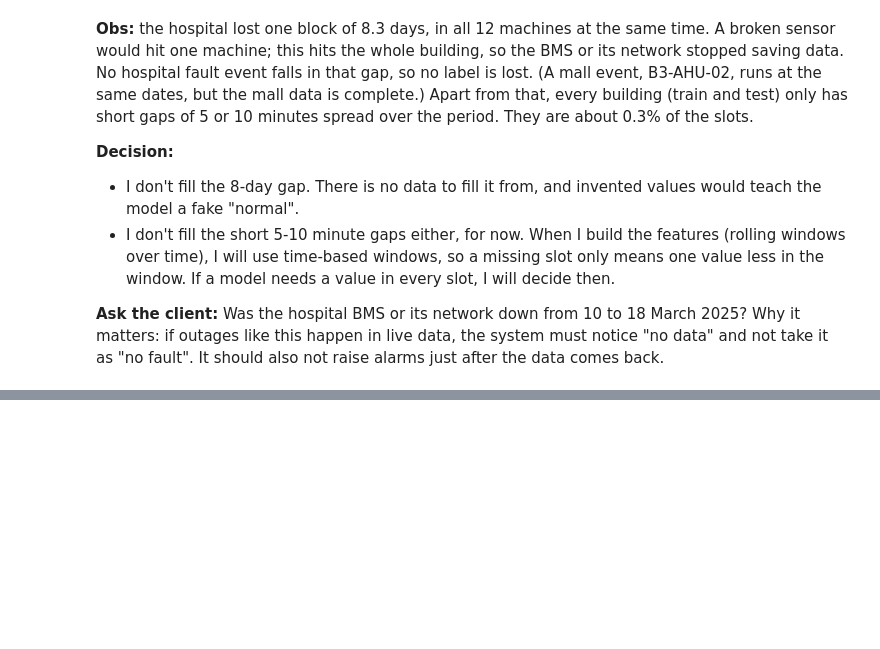
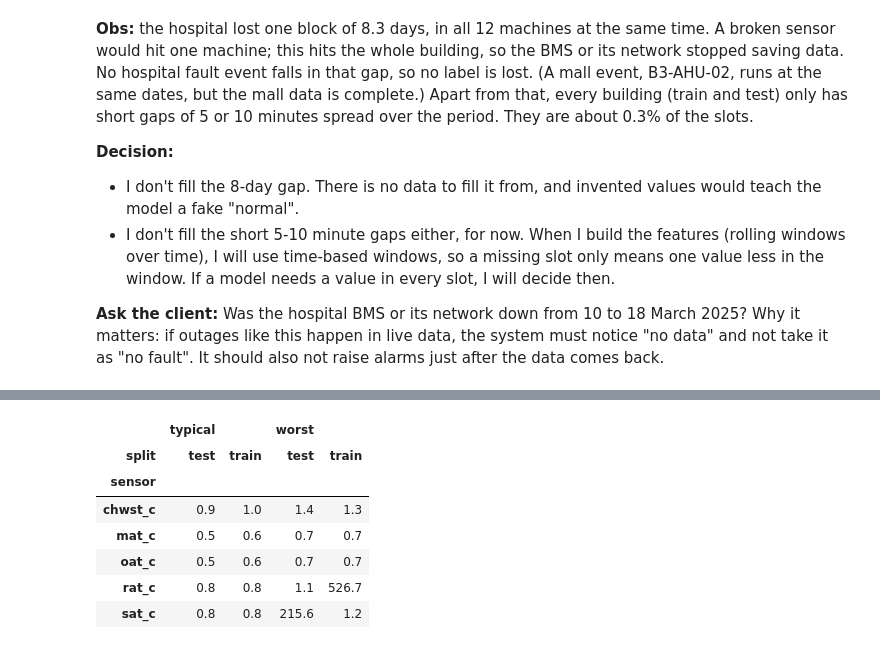
Before and after one commit to serrasm19/ahu-fault-detection, a Jupyter notebook: submission/code/notebooks/02_data_quality.ipynb, the cells around one changed output, grey strips where cells are left out. Saved outputs shown, nothing was run; the diff lists cells and outputs as text; code cells hidden in the pictures; blank space fills up the shorter version.

```diff
--- a/submission/code/notebooks/02_data_quality.ipynb
+++ b/submission/code/notebooks/02_data_quality.ipynb
@@ -393,0 +526,21 @@ Why it matters: if outages like this happen in live data, the system must notice
+# %%
+# Longest flat stretch per sensor: the typical machine and the worst machine, in hours
+test_raw = load_sensors("test")
+runs = pd.concat(
+    {
+        "train": longest_runs(clean, list(FROZEN_SENSORS)),
+        "test": longest_runs(test_raw, list(FROZEN_SENSORS)),
+    },
+    names=["split"],
+).reset_index(level=0)
+per_sensor = runs.groupby(["sensor", "split"])["hours"].agg(typical="median", worst="max")
+per_sensor.unstack("split").round(1)
+# %% [output]
+|  | typical |  | worst |  |
+| split | test | train | test | train |
+| sensor |  |  |  |  |
+| chwst_c | 0.9 | 1.0 | 1.4 | 1.3 |
+| mat_c | 0.5 | 0.6 | 0.7 | 0.7 |
+| oat_c | 0.5 | 0.6 | 0.7 | 0.7 |
+| rat_c | 0.8 | 0.8 | 1.1 | 526.7 |
+| sat_c | 0.8 | 0.8 | 215.6 | 1.2 |
```
Also changed, not shown: parts of 25 cells of this notebook, 1 other file.
